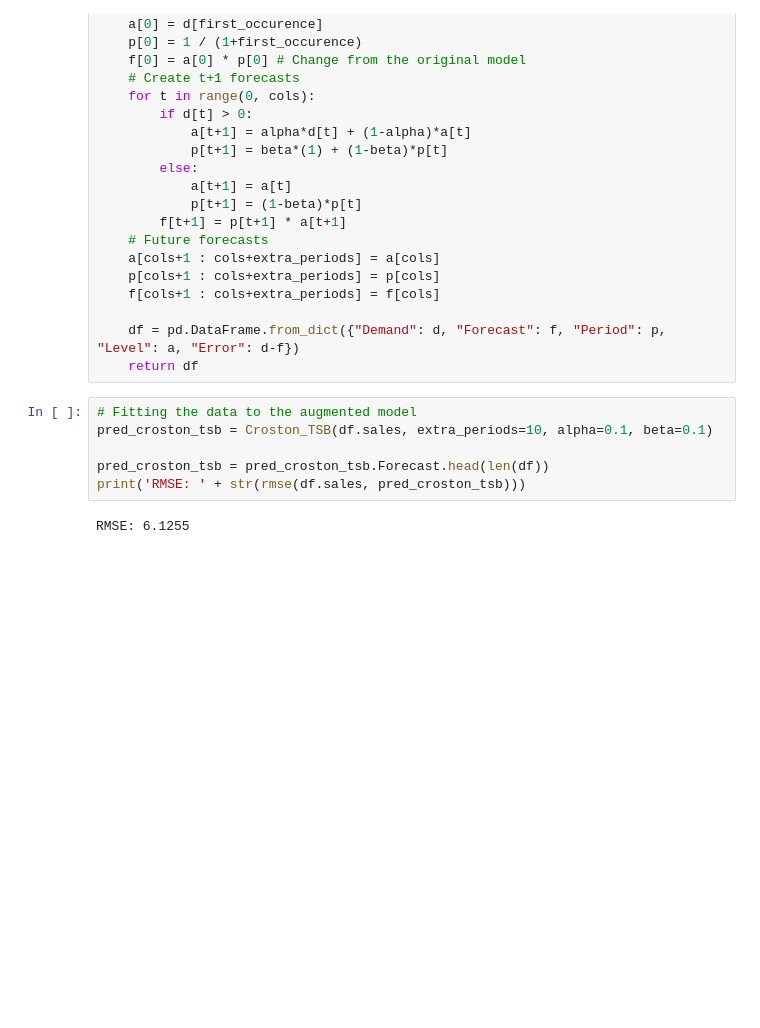
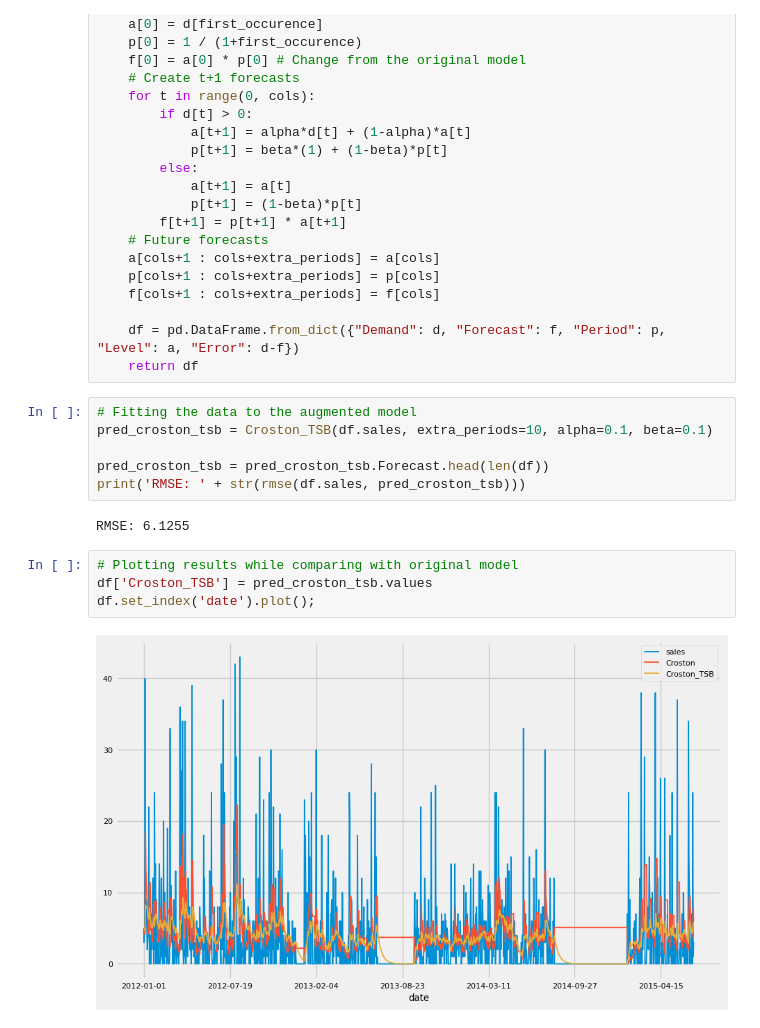
Before and after one commit to bachaudhry/time_series, a Jupyter notebook: ts_with_k/06_Sales_and_Demand_Forecasting.ipynb, the cells around one changed output. Cells and saved outputs as stored; diff of their text form; blank space fills up the shorter version.

```diff
--- a/ts_with_k/06_Sales_and_Demand_Forecasting.ipynb
+++ b/ts_with_k/06_Sales_and_Demand_Forecasting.ipynb
@@ -340,3 +370,9 @@ pred_croston_tsb = pred_croston_tsb.Forecast.head(len(df))
 print('RMSE: ' + str(rmse(df.sales, pred_croston_tsb)))
 # %% [output]
 RMSE: 6.1255
+# %%
+# Plotting results while comparing with original model
+df['Croston_TSB'] = pred_croston_tsb.values
+df.set_index('date').plot();
+# %% [output]
+[figure, added]
```
Also changed, not shown: parts of 33 cells of this notebook.
